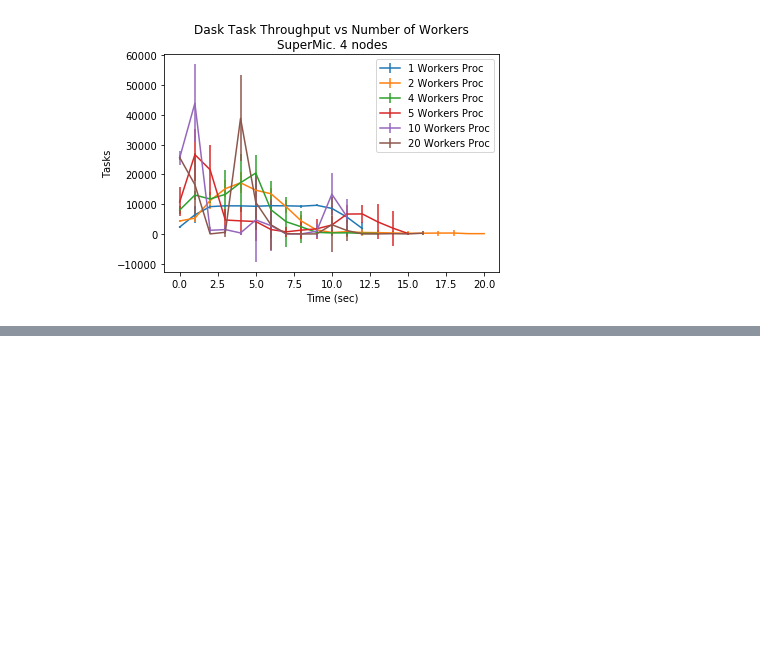
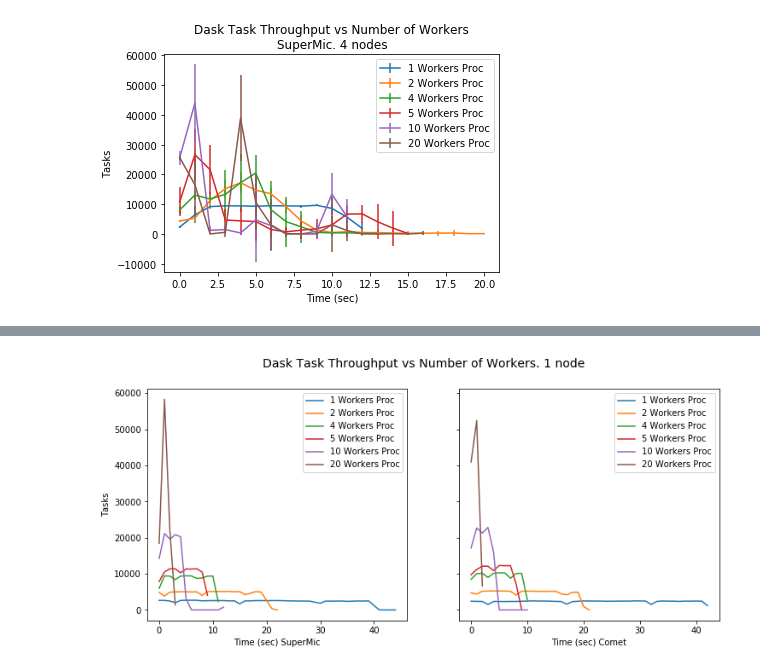
Before and after one commit to radical-experiments/midas_exps, a Jupyter notebook: dask/DaskAnalysisThroughput3.ipynb, the cells around one changed output, grey strips where cells are left out. Saved outputs shown, nothing was run; the diff lists cells and outputs as text; code cells hidden in the pictures; blank space fills up the shorter version.

```diff
--- a/dask/DaskAnalysisThroughput3.ipynb
+++ b/dask/DaskAnalysisThroughput3.ipynb
@@ -461,0 +753,94 @@ plt.legend()
+# %%
+fig,axes = plt.subplots(nrows=1, ncols=2,sharey='row')
+fig.set_size_inches(12,5)
+axes[0].plot(range(0,DistHistS_1p_1.shape[1]),DistHistS_1p_1[0,:],label='1 Workers Proc')
+axes[0].plot(range(0,DistHistS_2p_1.shape[1]),DistHistS_2p_1[0,:],label='2 Workers Proc')
+axes[0].plot(range(0,DistHistS_4p_1.shape[1]),DistHistS_4p_1[0,:],label='4 Workers Proc')
+axes[0].plot(range(0,DistHistS_5p_1.shape[1]),DistHistS_5p_1[0,:],label='5 Workers Proc')
+axes[0].plot(range(0,DistHistS_10p_1.shape[1]),DistHistS_10p_1[0,:],label='10 Workers Proc')
+axes[0].plot(range(0,DistHistS_20p_1.shape[1]),DistHistS_20p_1[0,:],label='20 Workers Proc')
+axes[0].set_xlabel('Time (sec) SuperMic')
+axes[0].set_ylabel('Tasks')
+axes[0].legend()
+axes[1].plot(range(0,DistHistC20_1p_1.shape[1]),DistHistC20_1p_1[0,:],label='1 Workers Proc')
+axes[1].plot(range(0,DistHistC20_2p_1.shape[1]),DistHistC20_2p_1[0,:],label='2 Workers Proc')
+axes[1].plot(range(0,DistHistC20_4p_1.shape[1]),DistHistC20_4p_1[0,:],label='4 Workers Proc')
+axes[1].plot(range(0,DistHistC20_5p_1.shape[1]),DistHistC20_5p_1[0,:],label='5 Workers Proc')
+axes[1].plot(range(0,DistHistC20_10p_1.shape[1]),DistHistC20_10p_1[0,:],label='10 Workers Proc')
+axes[1].plot(range(0,DistHistC20_20p_1.shape[1]),DistHistC20_20p_1[0,:],label='20 Workers Proc')
+axes[1].set_xlabel('Time (sec) Comet')
+axes[1].legend()
+fig.suptitle('Dask Task Throughput vs Number of Workers. 1 node',fontsize=14)
+plt.savefig('daskThputvsProcsCometSup1node.pdf',dpi=800,bbox_inches='tight')
+plt.savefig('daskThputvsProcsCometSup1node.png',dpi=800,bbox_inches='tight')
+
+fig,axes = plt.subplots(nrows=1, ncols=2,sharey='row')
+fig.set_size_inches(12,5)
+axes[0].plot(range(0,DistHistS_1p_2.shape[1]),DistHistS_1p_2[0,:],label='1 Workers Proc')
+axes[0].plot(range(0,DistHistS_2p_2.shape[1]),DistHistS_2p_2[0,:],label='2 Workers Proc')
+axes[0].plot(range(0,DistHistS_4p_2.shape[1]),DistHistS_4p_2[0,:],label='4 Workers Proc')
+axes[0].plot(range(0,DistHistS_5p_2.shape[1]),DistHistS_5p_2[0,:],label='5 Workers Proc')
+axes[0].plot(range(0,DistHistS_10p_2.shape[1]),DistHistS_10p_2[0,:],label='10 Workers Proc')
+axes[0].plot(range(0,DistHistS_20p_2.shape[1]),DistHistS_20p_2[0,:],label='20 Workers Proc')
+axes[0].set_xlabel('Time (sec) SuperMic')
+axes[0].set_ylabel('Tasks')
+axes[0].legend()
+axes[1].plot(range(0,DistHistC20_1p_2.shape[1]),DistHistC20_1p_2[0,:],label='1 Workers Proc')
+axes[1].plot(range(0,DistHistC20_2p_2.shape[1]),DistHistC20_2p_2[0,:],label='2 Workers Proc')
+axes[1].plot(range(0,DistHistC20_4p_2.shape[1]),DistHistC20_4p_2[0,:],label='4 Workers Proc')
+axes[1].plot(range(0,DistHistC20_5p_2.shape[1]),DistHistC20_5p_2[0,:],label='5 Workers Proc')
+axes[1].plot(range(0,DistHistC20_10p_2.shape[1]),DistHistC20_10p_2[0,:],label='10 Workers Proc')
+axes[1].plot(range(0,DistHistC20_20p_2.shape[1]),DistHistC20_20p_2[0,:],label='20 Workers Proc')
+axes[1].set_xlabel('Time (sec) Comet')
+axes[1].legend()
+fig.suptitle('Dask Task Throughput vs Number of Workers. 2 nodes',fontsize=14)
+plt.savefig('daskThputvsProcsCometSup2nodes.pdf',dpi=800,bbox_inches='tight')
+plt.savefig('daskThputvsProcsCometSup2nodes.png',dpi=800,bbox_inches='tight')
+
+fig,axes = plt.subplots(nrows=1, ncols=2,sharey='row')
+fig.set_size_inches(12,5)
+axes[0].plot(range(0,DistHistS_1p_3.shape[1]),DistHistS_1p_3[0,:],label='1 Workers Proc')
+axes[0].plot(range(0,DistHistS_2p_3.shape[1]),DistHistS_2p_3[0,:],label='2 Workers Proc')
+axes[0].plot(range(0,DistHistS_4p_3.shape[1]),DistHistS_4p_3[0,:],label='4 Workers Proc')
+axes[0].plot(range(0,DistHistS_5p_3.shape[1]),DistHistS_5p_3[0,:],label='5 Workers Proc')
+axes[0].plot(range(0,DistHistS_10p_3.shape[1]),DistHistS_10p_3[0,:],label='10 Workers Proc')
+axes[0].plot(range(0,DistHistS_20p_3.shape[1]),DistHistS_20p_3[0,:],label='20 Workers Proc')
+axes[0].set_xlabel('Time (sec) SuperMic')
+axes[0].set_ylabel('Tasks')
+axes[0].legend()
+axes[1].plot(range(0,DistHistC20_1p_3.shape[1]),DistHistC20_1p_3[0,:],label='1 Workers Proc')
+axes[1].plot(range(0,DistHistC20_2p_3.shape[1]),DistHistC20_2p_3[0,:],label='2 Workers Proc')
+axes[1].plot(range(0,DistHistC20_4p_3.shape[1]),DistHistC20_4p_3[0,:],label='4 Workers Proc')
+axes[1].plot(range(0,DistHistC20_5p_3.shape[1]),DistHistC20_5p_3[0,:],label='5 Workers Proc')
+axes[1].plot(range(0,DistHistC20_10p_3.shape[1]),DistHistC20_10p_3[0,:],label='10 Workers Proc')
+axes[1].plot(range(0,DistHistC20_20p_3.shape[1]),DistHistC20_20p_3[0,:],label='20 Workers Proc')
+axes[1].set_xlabel('Time (sec) Comet')
+axes[1].legend()
+fig.suptitle('Dask Task Throughput vs Number of Workers. 3 nodes',fontsize=14)
+plt.savefig('daskThputvsProcsCometSup3nodes.pdf',dpi=800,bbox_inches='tight')
+plt.savefig('daskThputvsProcsCometSup3nodes.png',dpi=800,bbox_inches='tight')
+
+fig,axes = plt.subplots(nrows=1, ncols=2,sharey='row')
+fig.set_size_inches(12,5)
+axes[0].plot(range(0,DistHistS_1p_4.shape[1]),DistHistS_1p_4[0,:],label='1 Workers Proc')
+axes[0].plot(range(0,DistHistS_2p_4.shape[1]),DistHistS_2p_4[0,:],label='2 Workers Proc')
+axes[0].plot(range(0,DistHistS_4p_4.shape[1]),DistHistS_4p_4[0,:],label='4 Workers Proc')
+axes[0].plot(range(0,DistHistS_5p_4.shape[1]),DistHistS_5p_4[0,:],label='5 Workers Proc')
+axes[0].plot(range(0,DistHistS_10p_4.shape[1]),DistHistS_10p_4[0,:],label='10 Workers Proc')
+axes[0].plot(range(0,DistHistS_20p_4.shape[1]),DistHistS_20p_4[0,:],label='20 Workers Proc')
+axes[0].set_xlabel('Time (sec) SuperMic')
+axes[0].set_ylabel('Tasks')
+axes[0].legend()
+axes[1].plot(range(0,DistHistC20_1p_4.shape[1]),DistHistC20_1p_4[0,:],label='1 Workers Proc')
+axes[1].plot(range(0,DistHistC20_2p_4.shape[1]),DistHistC20_2p_4[0,:],label='2 Workers Proc')
+axes[1].plot(range(0,DistHistC20_4p_4.shape[1]),DistHistC20_4p_4[0,:],label='4 Workers Proc')
+axes[1].plot(range(0,DistHistC20_5p_4.shape[1]),DistHistC20_5p_4[0,:],label='5 Workers Proc')
+axes[1].plot(range(0,DistHistC20_10p_4.shape[1]),DistHistC20_10p_4[0,:],label='10 Workers Proc')
+axes[1].plot(range(0,DistHistC20_20p_4.shape[1]),DistHistC20_20p_4[0,:],label='20 Workers Proc')
+axes[1].set_xlabel('Time (sec) Comet')
+axes[1].legend()
+fig.suptitle('Dask Task Throughput vs Number of Workers. 4 nodes',fontsize=14)
+plt.savefig('daskThputvsProcsCometSup4nodes.pdf',dpi=800,bbox_inches='tight')
+plt.savefig('daskThputvsProcsCometSup4nodes.png',dpi=800,bbox_inches='tight')
+# %% [output]
+[figure, added]
```
Also changed, not shown: parts of 15 cells of this notebook, 32 other files.
